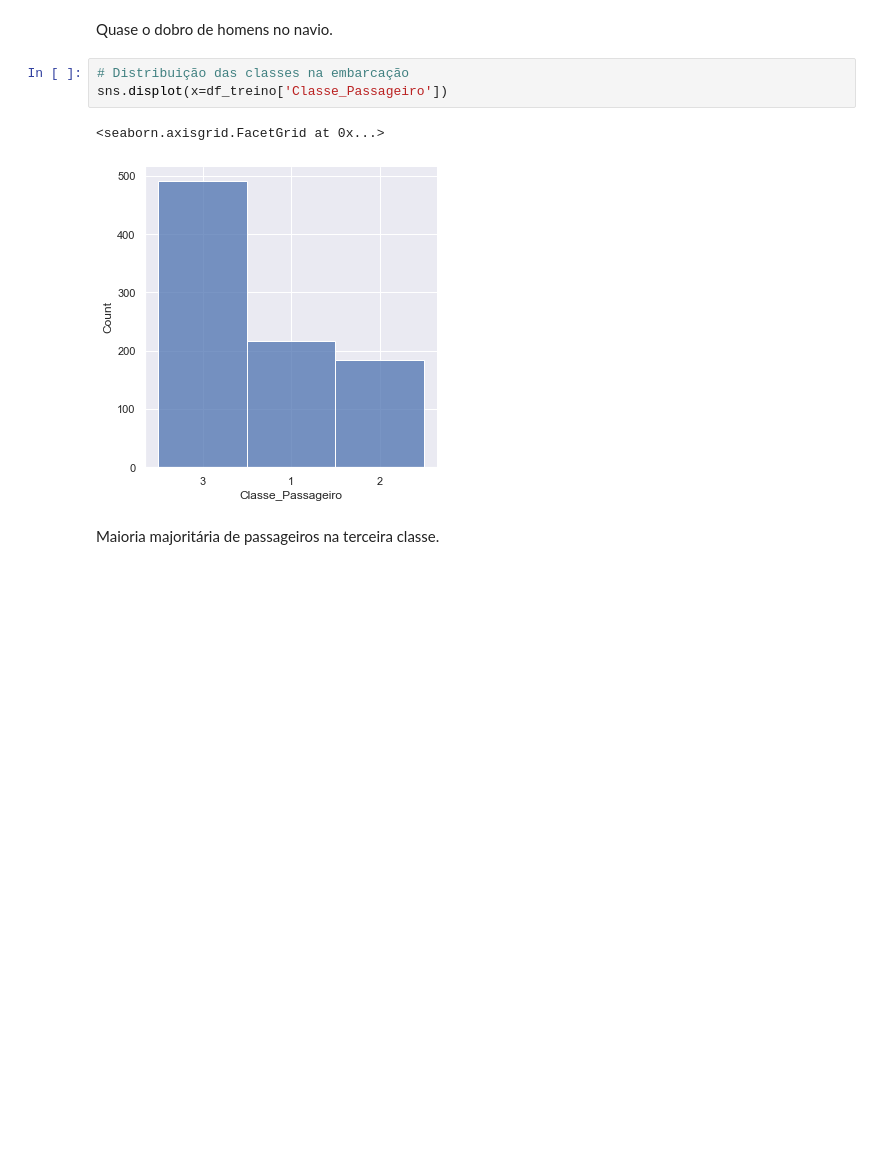
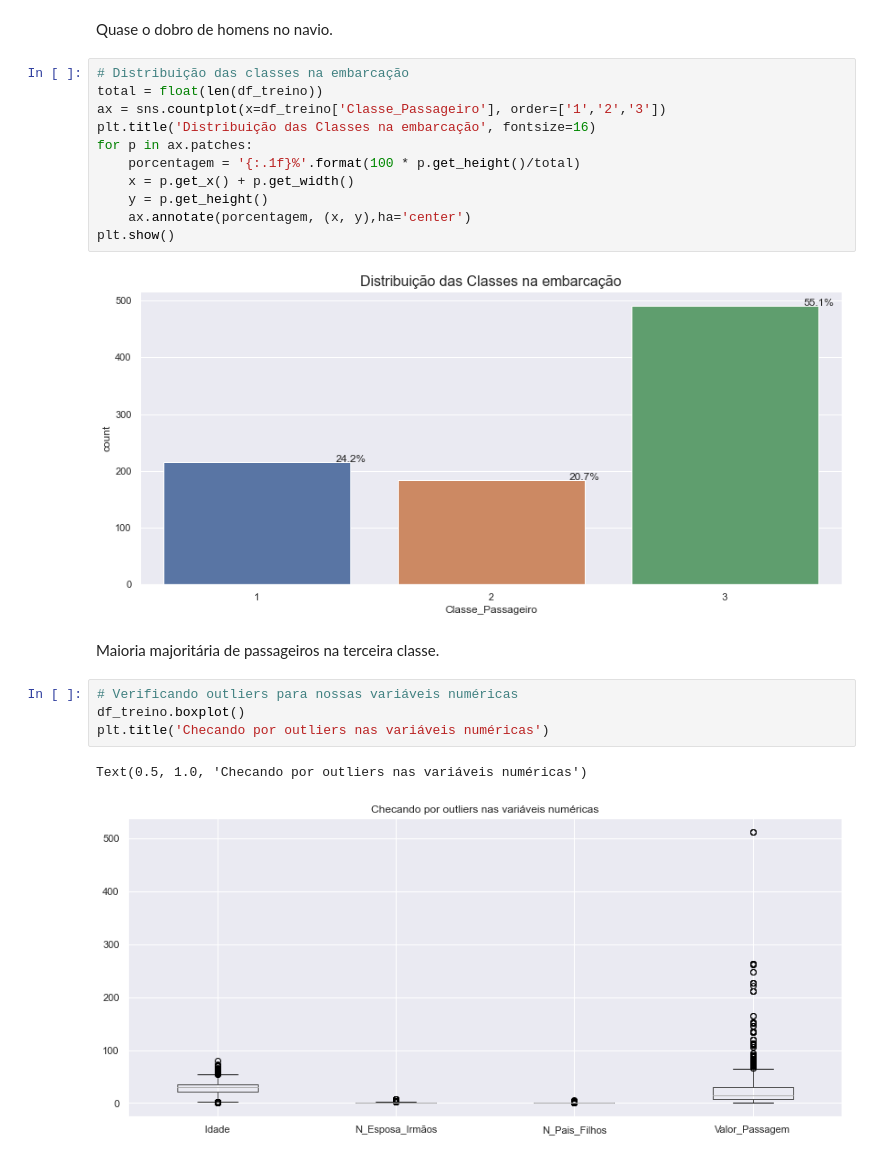
Before and after one commit to Rebeque/Titanic---Quem-sobreviveria-ETL-EDA-ML-Deploy-HTML-CSS-, a Jupyter notebook: Notebook_Titanic_Quem sobreviveria_v0.1.ipynb, the cells around one changed output. Cells and saved outputs as stored; diff of their text form; blank space fills up the shorter version.

```diff
--- a/Notebook_Titanic_Quem sobreviveria_v0.1.ipynb
+++ b/Notebook_Titanic_Quem sobreviveria_v0.1.ipynb
@@ -391,9 +409,23 @@ sns.displot(x=df_treino['Gênero'])
 Quase o dobro de homens no navio.
 # %%
 # Distribuição das classes na embarcação
-sns.displot(x=df_treino['Classe_Passageiro'])
+total = float(len(df_treino))
+ax = sns.countplot(x=df_treino['Classe_Passageiro'], order=['1','2','3'])
+plt.title('Distribuição das Classes na embarcação', fontsize=16)
+for p in ax.patches:
+    porcentagem = '{:.1f}%'.format(100 * p.get_height()/total)
+    x = p.get_x() + p.get_width()
+    y = p.get_height()
+    ax.annotate(porcentagem, (x, y),ha='center')
+plt.show()
 # %% [output]
-<seaborn.axisgrid.FacetGrid at 0x...>
-[figure, old version]
+[figure, new version]
 # %% [markdown]
 Maioria majoritária de passageiros na terceira classe.
+# %%
+# Verificando outliers para nossas variáveis numéricas
+df_treino.boxplot()
+plt.title('Checando por outliers nas variáveis numéricas')
+# %% [output]
+Text(0.5, 1.0, 'Checando por outliers nas variáveis numéricas')
+[figure, added]
```
Also changed, not shown: parts of 13 cells of this notebook, 1 other file.
